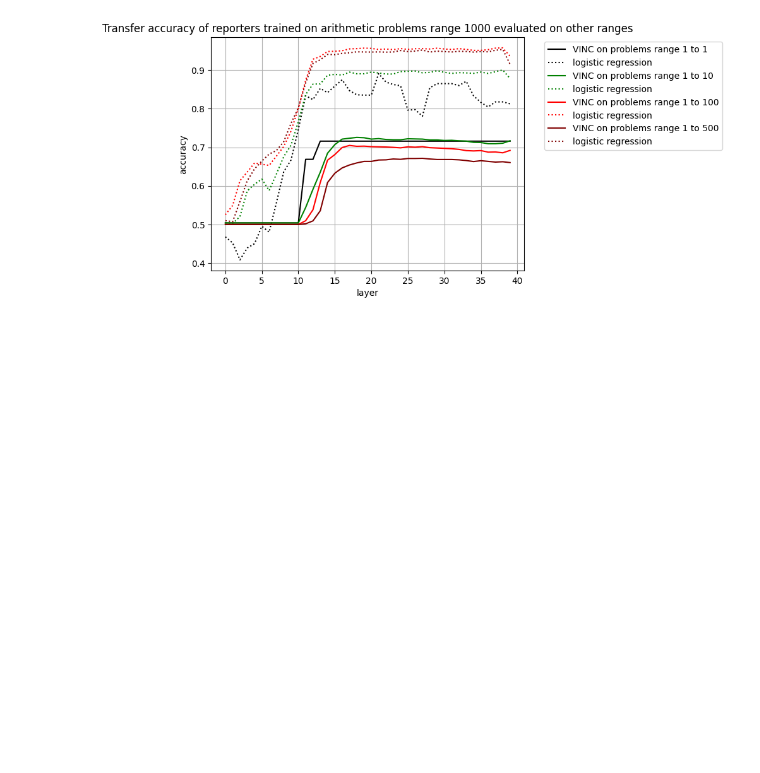
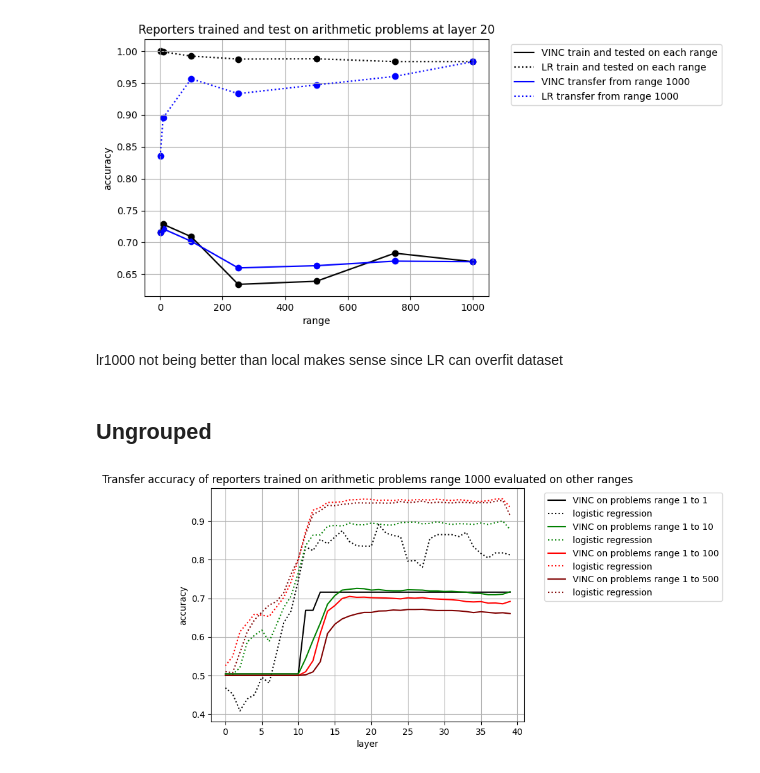
Before and after one commit to EleutherAI/elk, a Jupyter notebook: elk/results/arith_test_results.ipynb, the cells around one changed output. Drawn from its saved outputs; the diff is of its cells as text; code cells hidden in the pictures; blank space fills up the shorter version.

```diff
--- a/elk/results/arith_test_results.ipynb
+++ b/elk/results/arith_test_results.ipynb
@@ -113,3 +190,52 @@ plt.show()
+# %%
+# transfer at layer 20
+
+fig, ax = plt.subplots()
+ax.set_title(fr"Reporters trained and test on arithmetic problems at layer 20")
+ax.set_xlabel("range")
+ax.set_ylabel("accuracy")
+ax.grid(True)
+
+layer = 20
+acc_vinc = []
+acc_vinc_transfer = []
+acc_lr = []
+acc_lr_transfer = []
+
+d_arr = [1,10,100,250,500,750,1000]
+
+for d in d_arr:
+
+    dataset = f"arith{d}"
+
+    #origin
+    experiment = data[(dataset, dataset, 'vinc')]
+    acc_vinc.append(experiment.loc[layer, 'acc'])
+    acc_lr.append(experiment.loc[layer, 'lr_acc'])
+
+    #transfer
+    experiment = data[(origin_dataset, dataset, 'vinc')]
+    acc_vinc_transfer.append(experiment.loc[layer, 'acc'])
+    acc_lr_transfer.append(experiment.loc[layer, 'lr_acc'])
+
+
+ax.plot(d_arr, acc_vinc, label=f'VINC train and tested on each range', color = 'k')
+ax.scatter(d_arr, acc_vinc, color = 'k')
+ax.plot(d_arr, acc_lr, label=f'LR train and tested on each range', color = 'k', linestyle=lr_line_style)
+ax.scatter(d_arr, acc_lr, color = 'k')
+ax.plot(d_arr, acc_vinc_transfer, label=f'VINC transfer from range 1000', color = 'b')
+ax.scatter(d_arr, acc_vinc_transfer, color = 'b')
+ax.plot(d_arr, acc_lr_transfer, label=f'LR transfer from range 1000', color = 'b', linestyle=lr_line_style)
+ax.scatter(d_arr, acc_lr_transfer, color = 'b')
+
+ax.legend(bbox_to_anchor=(1.05, 1), loc='upper left')
+plt.show()
+# %% [output]
+[figure, added]
+# %% [markdown]
+lr1000 not being better than local makes sense since LR can overfit dataset
+# %% [markdown]
+## Ungrouped
 # %%
 fig, ax = plt.subplots()
 ax.set_title(fr"Transfer accuracy of reporters trained on arithmetic problems range 1000 evaluated on other ranges")
```
Also changed, not shown: parts of 8 cells of this notebook, 2 other files.
